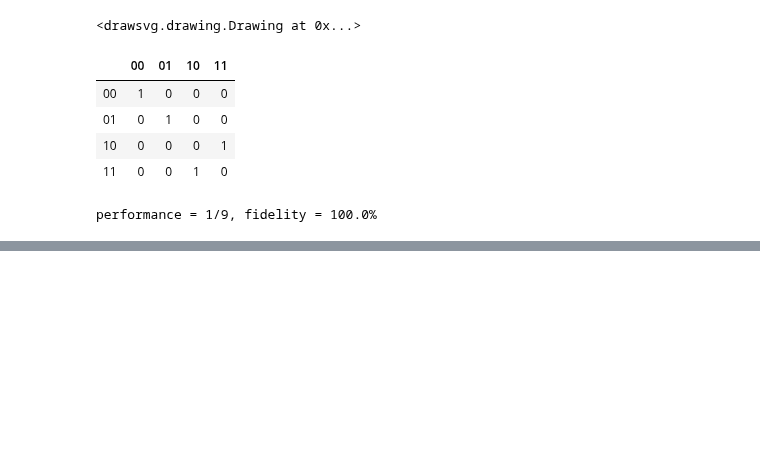
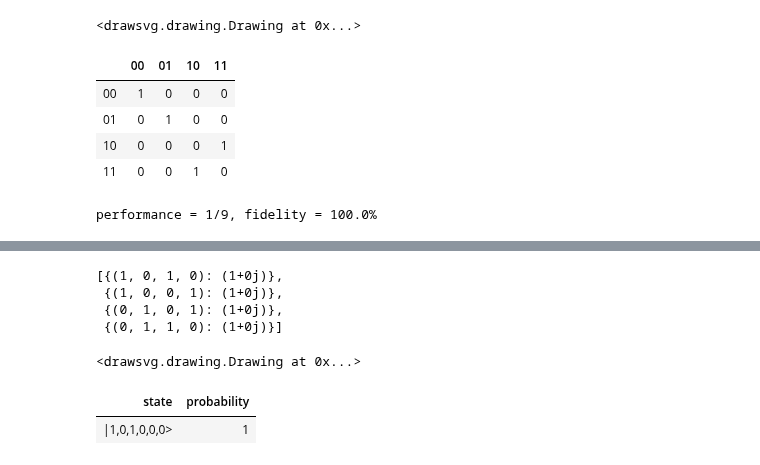
Before and after one commit to quantinuum-dev/optyx, a Jupyter notebook: docs/notebooks/test_perceval.ipynb, the cells around one changed output, grey strips where cells are left out. Drawn from its saved outputs; the diff is of its cells as text; code cells hidden in the pictures; blank space fills up the shorter version.

```diff
--- a/docs/notebooks/test_perceval.ipynb
+++ b/docs/notebooks/test_perceval.ipynb
@@ -831,0 +806,30 @@ p_optyx = from_perceval(p)
+# %%
+results
+# %% [output]
+[{(1, 0, 1, 0): (1+0j)},
+ {(1, 0, 0, 1): (1+0j)},
+ {(0, 1, 0, 1): (1+0j)},
+ {(0, 1, 1, 0): (1+0j)}]
+# %%
+QPU = pcvl.Processor("SLOS", 4)
+QPU.add(0, pcvl.BS.H())
+QPU.add(0, p)
+
+a = pcvl.Parameter("a")
+b = pcvl.Parameter("b")
+
+QPU.add(0, pcvl.BS.H(theta=a))
+QPU.add(2, pcvl.BS.H(theta=b))
+
+pcvl.pdisplay(QPU, recursive=True)
+# %% [output]
+<drawsvg.drawing.Drawing at 0x...>
+# %%
+a.set_value(0)
+b.set_value(0)
+QPU.min_detected_photons_filter(2)
+QPU.with_input(pcvl.BasicState([1, 0, 1, 0]))
+pcvl.pdisplay(QPU.source_distribution, precision=1e-4)
+# %% [output]
+| state | probability |
+| |1,0,1,0,0,0> | 1 |
```
Also changed, not shown: parts of 27 cells of this notebook, 16 other files.
